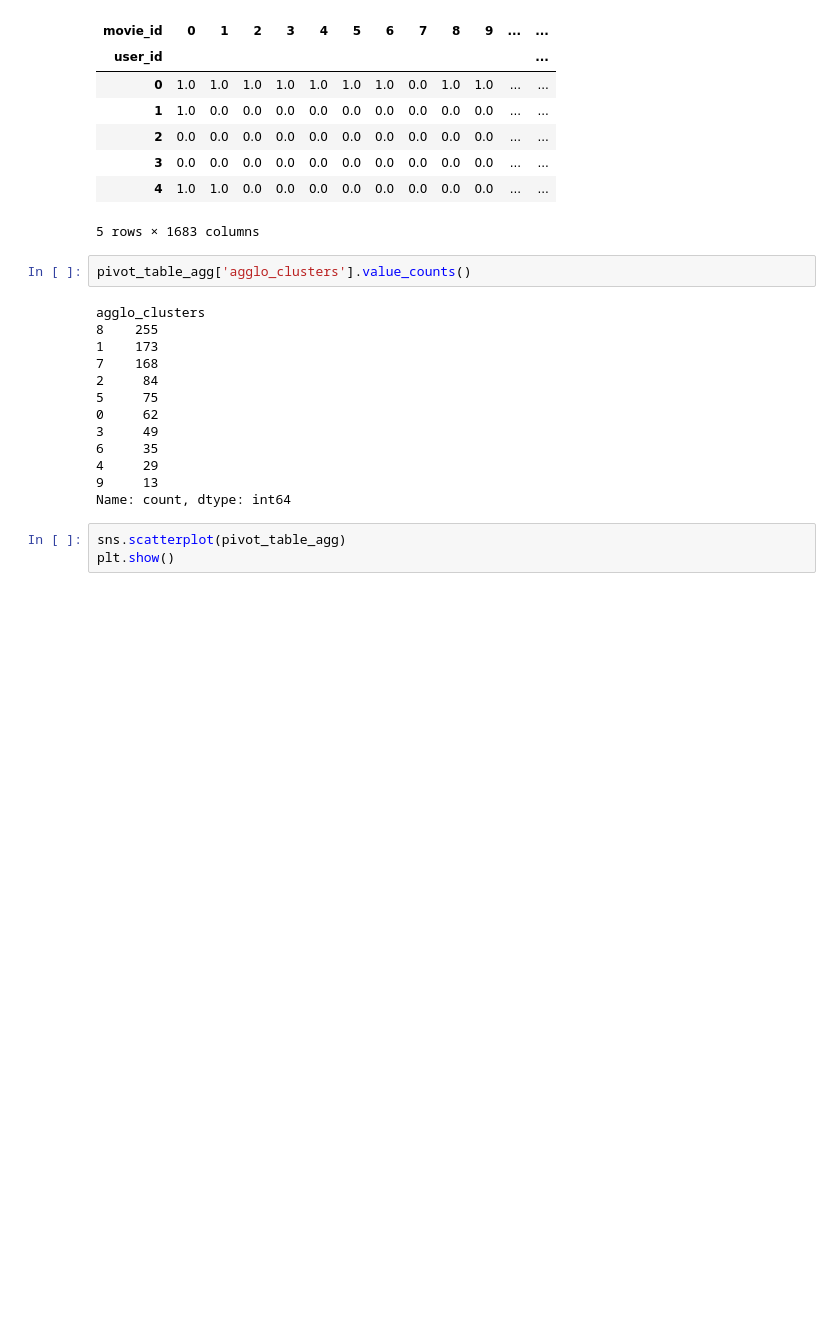
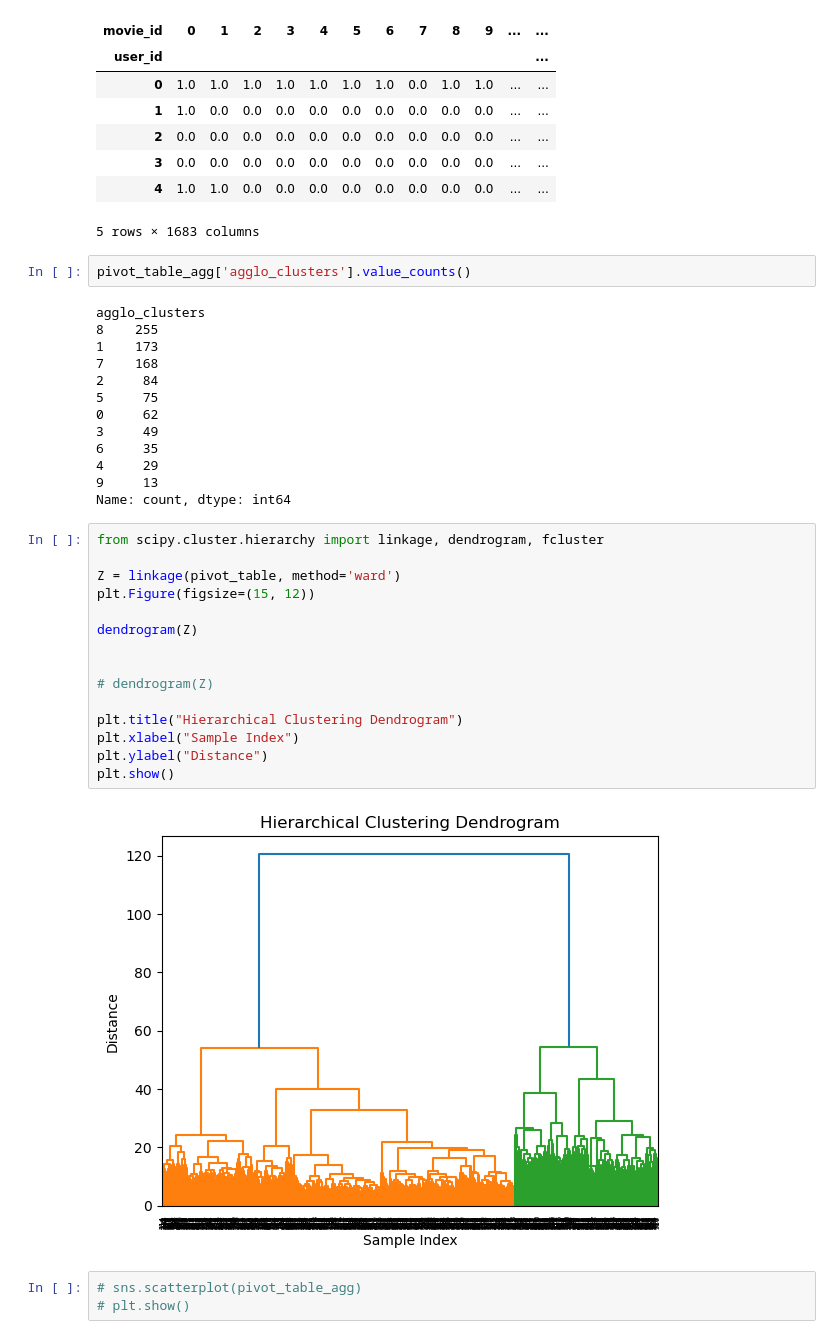
Before and after one commit to Bchacha-ds/recommendation_system, a Jupyter notebook: index.ipynb, the cells around one changed output. Saved outputs shown, nothing was run; the diff lists cells and outputs as text; blank space fills up the shorter version.

```diff
--- a/index.ipynb
+++ b/index.ipynb
@@ -603,6 +608,23 @@ agglo_clusters
 4     29
 9     13
 Name: count, dtype: int64
+# %%
+from scipy.cluster.hierarchy import linkage, dendrogram, fcluster
+
+Z = linkage(pivot_table, method='ward')
+plt.Figure(figsize=(15, 12))
+
+dendrogram(Z)
+
+
+# dendrogram(Z)
+
+plt.title("Hierarchical Clustering Dendrogram")
+plt.xlabel("Sample Index")
+plt.ylabel("Distance")
+plt.show()
+# %% [output]
+[figure, added]
 # %%
-sns.scatterplot(pivot_table_agg)
-plt.show()
+# sns.scatterplot(pivot_table_agg)
+# plt.show()
```
Also changed, not shown: parts of 23 cells of this notebook.
